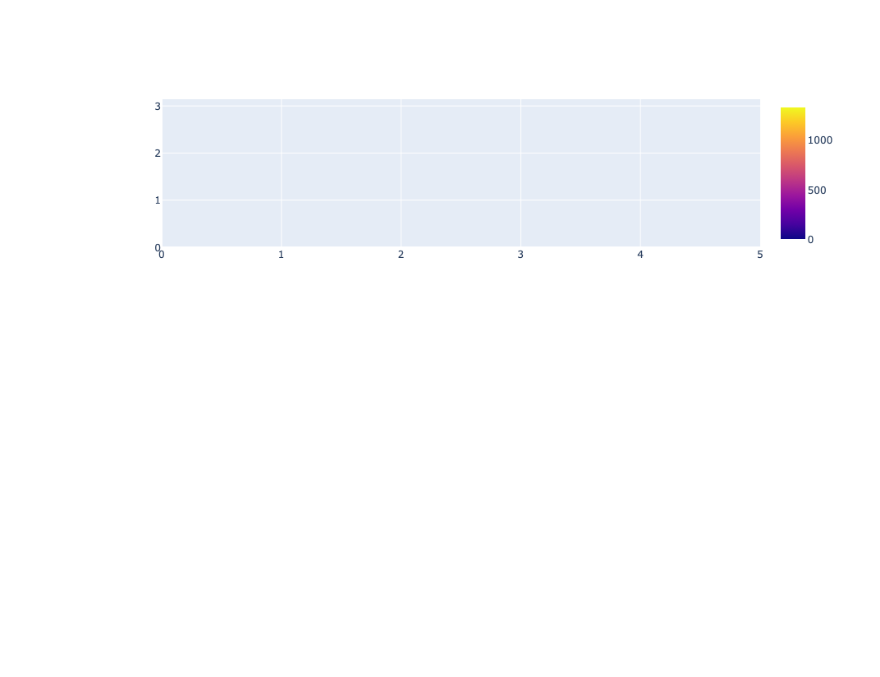
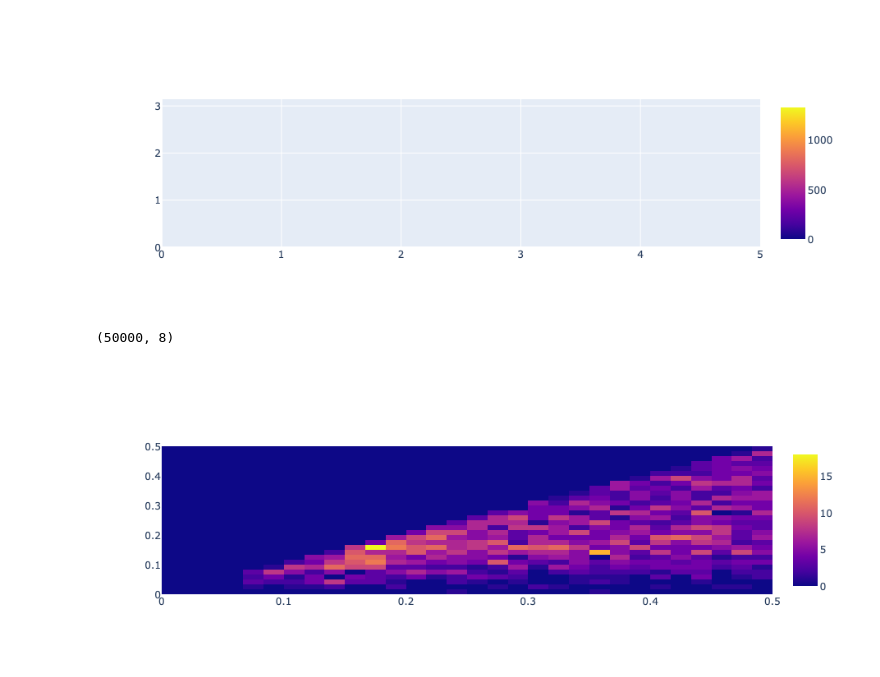
Before and after one commit to NUISANCEMC/nuisance3, a Jupyter notebook: notebooks/plotly.ipynb, the cells around one changed output. Cells and saved outputs as stored; diff of their text form; code cells hidden in the pictures; blank space fills up the shorter version.

```diff
--- a/notebooks/plotly.ipynb
+++ b/notebooks/plotly.ipynb
@@ -148,3 +113,17 @@ fig2 = pi.from_json(j)
 fig2.show()
 # %% [output]
 [figure]
+# %%
+pipi_hf = pn.HistFrame(pn.Binning.lin_spaceND([[30,0,0.5],[30,0,0.5]]))
+print(df.table.shape)
+for r in df.table:
+    if r[7] > 0:
+        pipi_hf.fill([r[6],r[7]],r[1])
+# %% [output]
+(50000, 8)
+# %%
+j = pn.plotly2D(pipi_hf)
+fig2 = pi.from_json(j)
+fig2.show()
+# %% [output]
+[figure, added]
```
Also changed, not shown: parts of 6 cells of this notebook, 1 other file.
